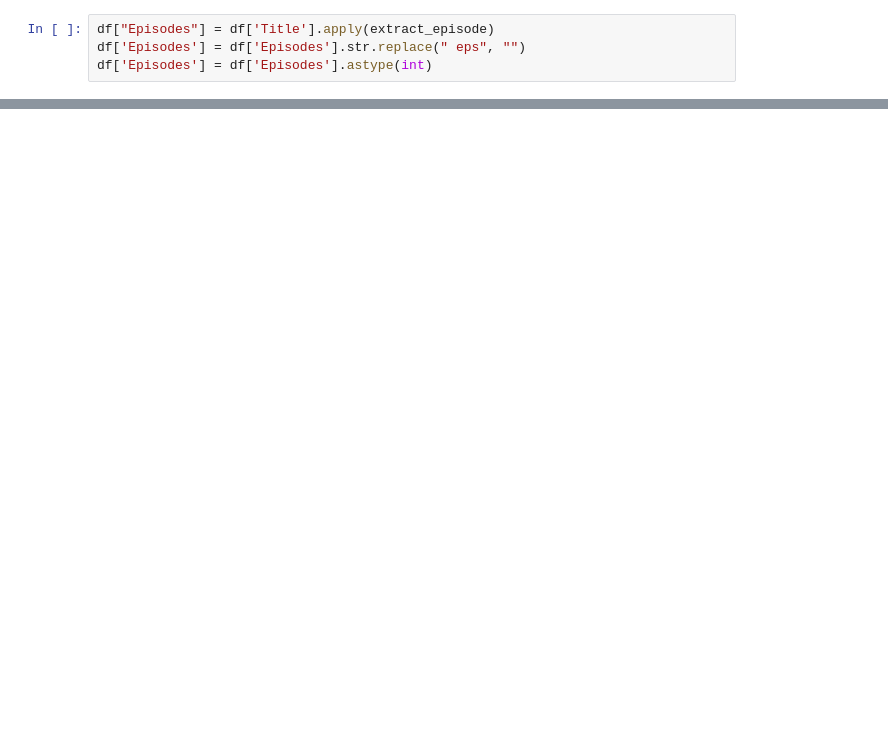
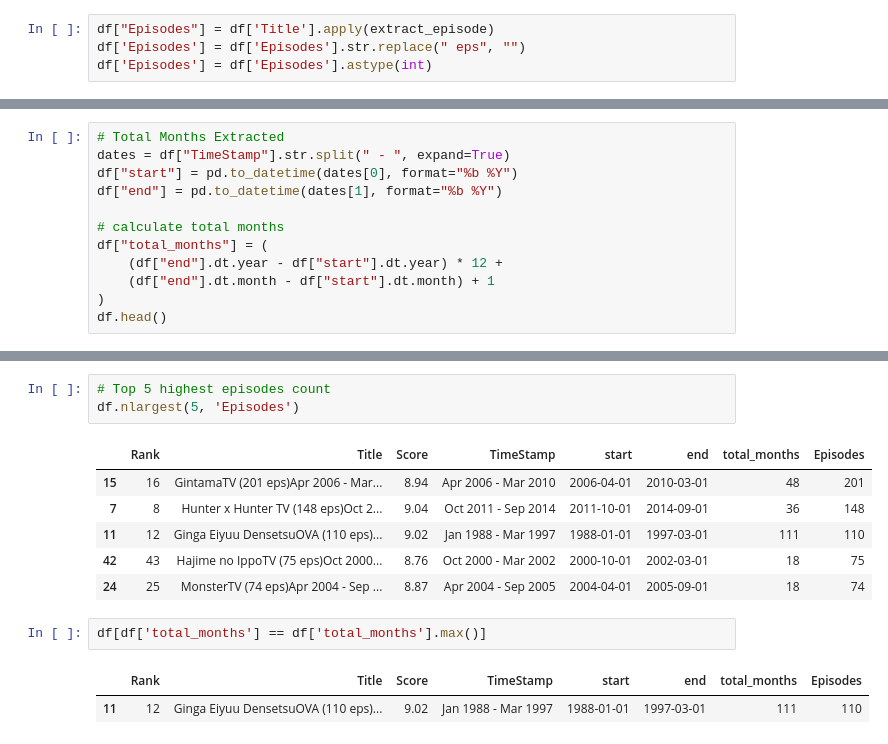
Before and after one commit to Maaaccc05/DS-Learning, a Jupyter notebook: Pandas/project.ipynb, the cells around one changed output, grey strips where cells are left out. Saved outputs shown, nothing was run; the diff lists cells and outputs as text; blank space fills up the shorter version.

```diff
--- a/Pandas/project.ipynb
+++ b/Pandas/project.ipynb
@@ -87,0 +88,12 @@ df
+# %%
+# Total Months Extracted
+dates = df["TimeStamp"].str.split(" - ", expand=True)
+df["start"] = pd.to_datetime(dates[0], format="%b %Y")
+df["end"] = pd.to_datetime(dates[1], format="%b %Y")
+
+# calculate total months
+df["total_months"] = (
+    (df["end"].dt.year - df["start"].dt.year) * 12 +
+    (df["end"].dt.month - df["start"].dt.month) + 1
+)
+df.head()
@@ -87,0 +129,15 @@ df
+# %%
+# Top 5 highest episodes count
+df.nlargest(5, 'Episodes')
+# %% [output]
+|  | Rank | Title | Score | TimeStamp | start | end | total_months | Episodes |
+| 15 | 16 | GintamaTV (201 eps)Apr 2006 - Mar... | 8.94 | Apr 2006 - Mar 2010 | 2006-04-01 | 2010-03-01 | 48 | 201 |
+| 7 | 8 | Hunter x Hunter TV (148 eps)Oct 2... | 9.04 | Oct 2011 - Sep 2014 | 2011-10-01 | 2014-09-01 | 36 | 148 |
+| 11 | 12 | Ginga Eiyuu DensetsuOVA (110 eps)... | 9.02 | Jan 1988 - Mar 1997 | 1988-01-01 | 1997-03-01 | 111 | 110 |
+| 42 | 43 | Hajime no IppoTV (75 eps)Oct 2000... | 8.76 | Oct 2000 - Mar 2002 | 2000-10-01 | 2002-03-01 | 18 | 75 |
+| 24 | 25 | MonsterTV (74 eps)Apr 2004 - Sep ... | 8.87 | Apr 2004 - Sep 2005 | 2004-04-01 | 2005-09-01 | 18 | 74 |
+# %%
+df[df['total_months'] == df['total_months'].max()]
+# %% [output]
+|  | Rank | Title | Score | TimeStamp | start | end | total_months | Episodes |
+| 11 | 12 | Ginga Eiyuu DensetsuOVA (110 eps)... | 9.02 | Jan 1988 - Mar 1997 | 1988-01-01 | 1997-03-01 | 111 | 110 |
```
Also changed, not shown: parts of 9 cells of this notebook.
